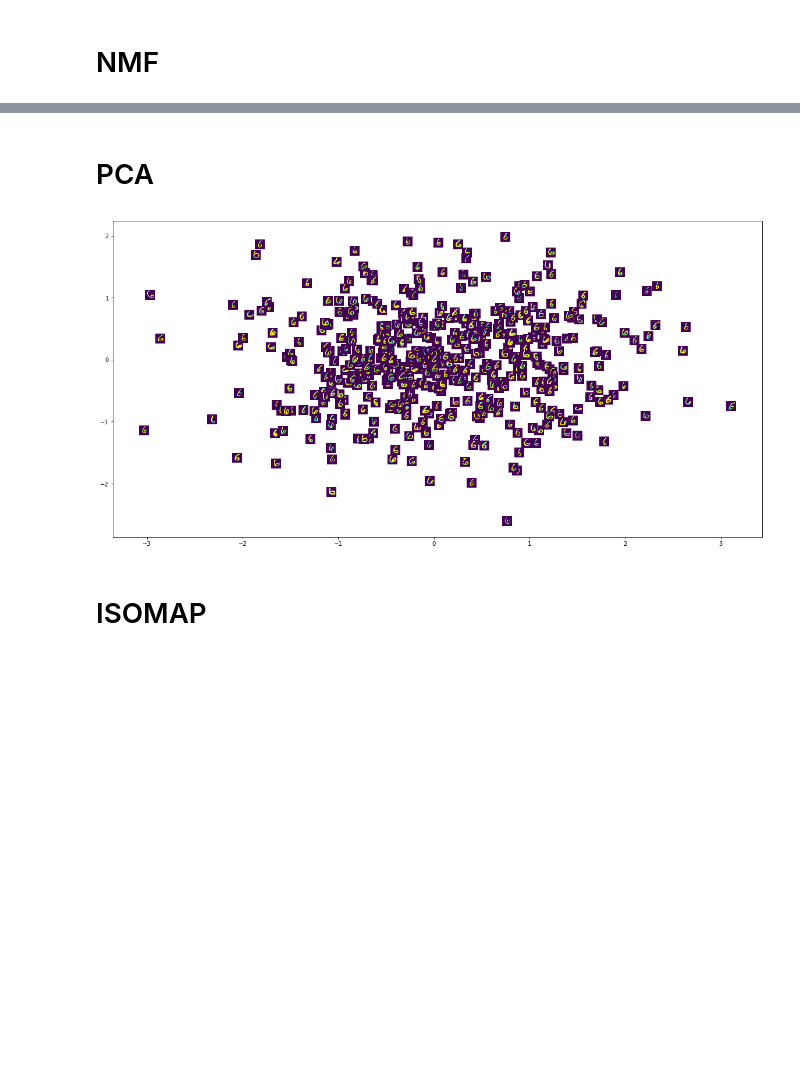
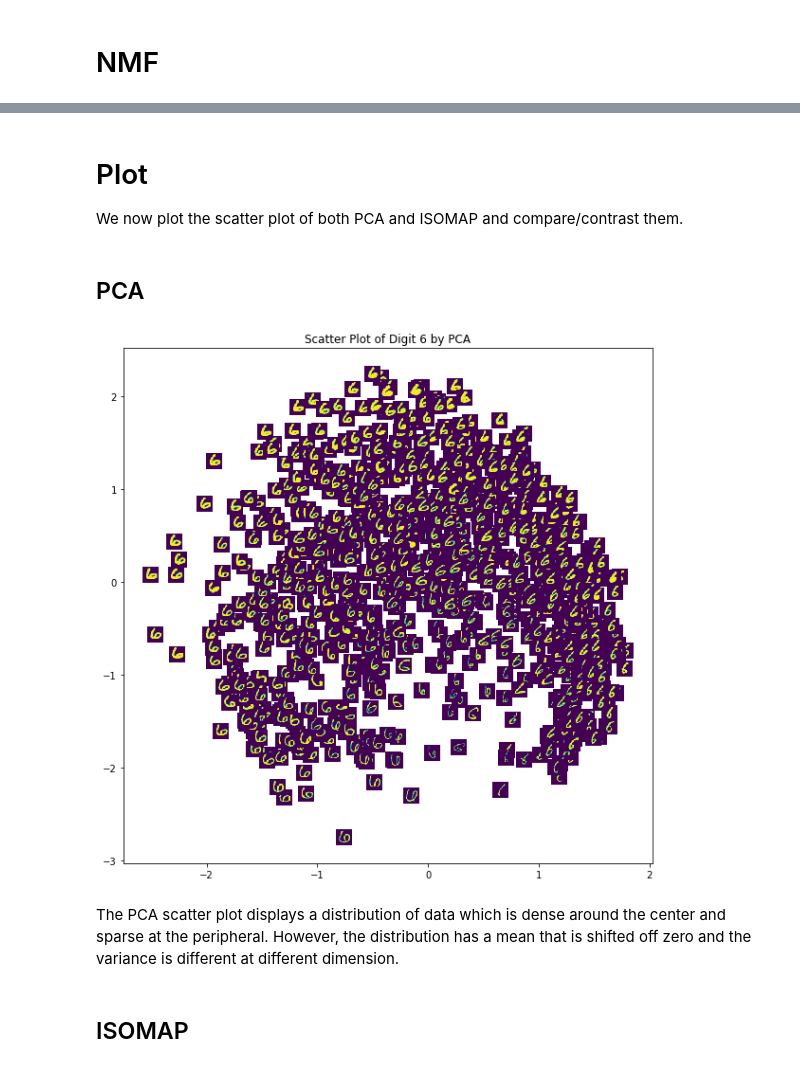
Before and after one commit to biggytruck/CS598PS, a Jupyter notebook: Problem_Set_2/Problem Set 2.ipynb, the cells around one changed output, grey strips where cells are left out. Saved outputs shown, nothing was run; the diff lists cells and outputs as text; code cells hidden in the pictures; blank space fills up the shorter version.

```diff
--- a/Problem_Set_2/Problem Set 2.ipynb
+++ b/Problem_Set_2/Problem Set 2.ipynb
@@ -160 +248,5 @@ data6 = data.T[np.where(label==6)[0],:]
+# %% [markdown]
+# Plot
+
+We now plot the scatter plot of both PCA and ISOMAP and compare/contrast them.
 # %%
@@ -167,4 +260,4 @@ def scatter_plot(x, y, images, ax, zoom):
     ax.update_datalim(np.column_stack([x, y]))
     ax.autoscale()
 # %% [markdown]
-# PCA
+## PCA
@@ -178,9 +264,14 @@ pca_images_plot = data6
 # %%
-fig, ax = plt.subplots(figsize=(20,10))
-scatter_plot(pca_plot[:,0], pca_plot[:,1], pca_images_plot, ax=ax, zoom=0.6)
-ax.scatter(pca_plot[:,0], pca_plot[:,1])
+pca_plot = Zpca3
+pca_images_plot = data6
+fig, ax = plt.subplots(figsize=(10,10))
+scatter_plot(pca_plot[0], pca_plot[1], pca_images_plot, ax=ax, zoom=0.6)
+ax.scatter(pca_plot[0], pca_plot[1])
+plt.title("Scatter Plot of Digit 6 by PCA")
 plt.show()
 # %% [output]
-[figure, old version]
+[figure, new version]
+# %% [markdown]
+The PCA scatter plot displays a distribution of data which is dense around the center and sparse at the peripheral. However, the distribution has a mean that is shifted off zero and the variance is different at different dimension.
 # %% [markdown]
-# ISOMAP
+## ISOMAP
```
Also changed, not shown: parts of 47 cells of this notebook.
